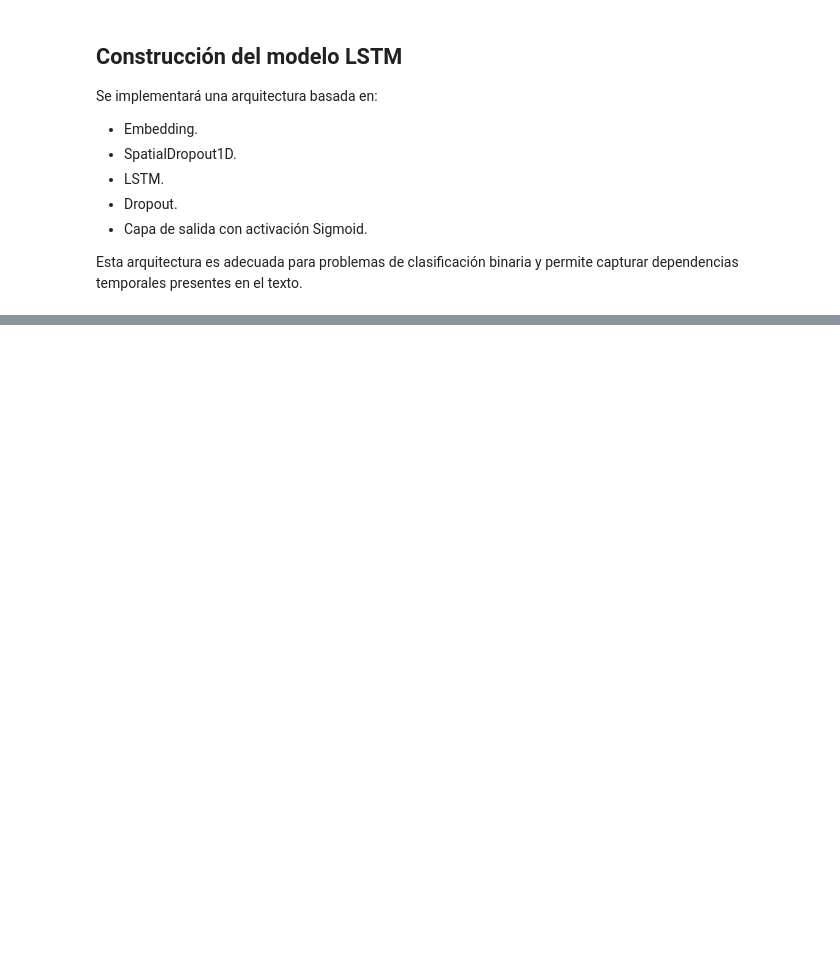
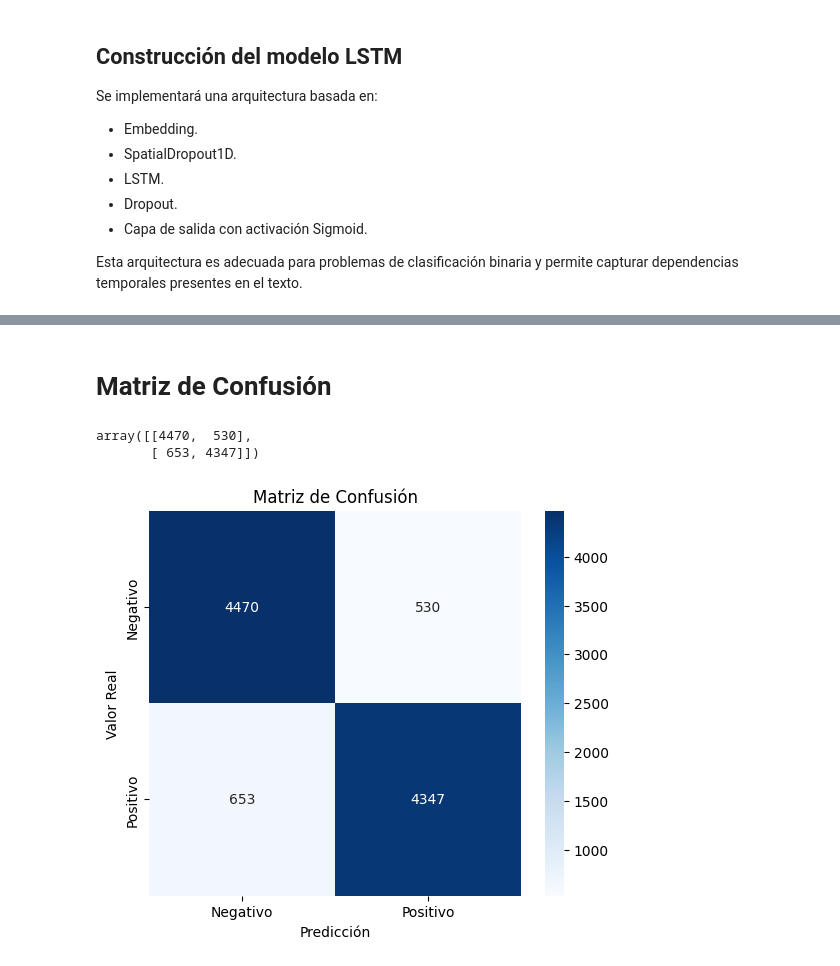
Before and after one commit to benjatapiav/deeplearning_evaluacion_3, a Jupyter notebook: notebook_1.ipynb, the cells around one changed output, grey strips where cells are left out. Saved outputs shown, nothing was run; the diff lists cells and outputs as text; code cells hidden in the pictures; blank space fills up the shorter version.

```diff
--- a/notebook_1.ipynb
+++ b/notebook_1.ipynb
@@ -217,0 +303,8 @@ Esta arquitectura es adecuada para problemas de clasificación binaria y permite
+# %%
+history = model.fit(
+    X_train_pad,
+    y_train,
+    epochs=5,
+    batch_size=64,
+    validation_split=0.20
+)
@@ -217,0 +350,2 @@ Esta arquitectura es adecuada para problemas de clasificación binaria y permite
+# %%
+y_pred_prob = model.predict(X_test_pad)
@@ -217,0 +356,4 @@ Esta arquitectura es adecuada para problemas de clasificación binaria y permite
+# %%
+y_pred = (
+    y_pred_prob > 0.5
+).astype(int)
@@ -217,0 +425,31 @@ Esta arquitectura es adecuada para problemas de clasificación binaria y permite
+# %% [markdown]
+# Matriz de Confusión
+# %%
+cm = confusion_matrix(
+    y_test,
+    y_pred
+)
+
+cm
+# %% [output]
+array([[4470,  530],
+       [ 653, 4347]])
+# %%
+plt.figure(figsize=(6,5))
+
+sns.heatmap(
+    cm,
+    annot=True,
+    fmt='d',
+    cmap='Blues',
+    xticklabels=['Negativo','Positivo'],
+    yticklabels=['Negativo','Positivo']
+)
+
+plt.xlabel('Predicción')
+plt.ylabel('Valor Real')
+plt.title('Matriz de Confusión')
+
+plt.show()
+# %% [output]
+[figure, added]
```
Also changed, not shown: parts of 26 cells of this notebook, 2 other files.
